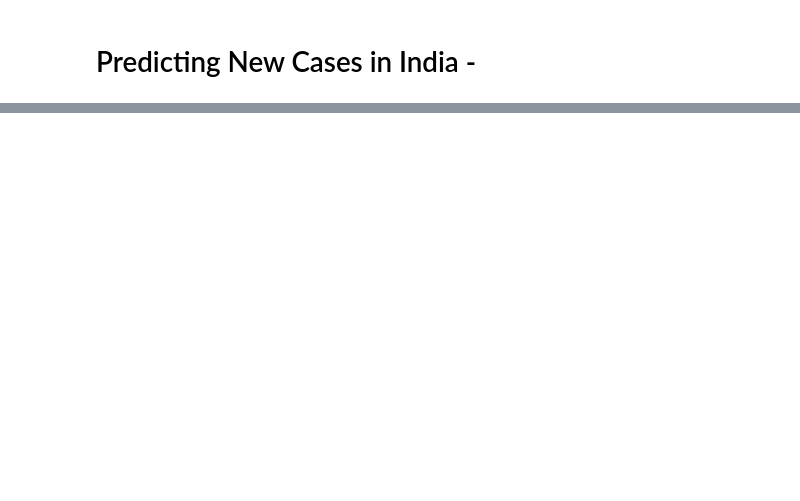
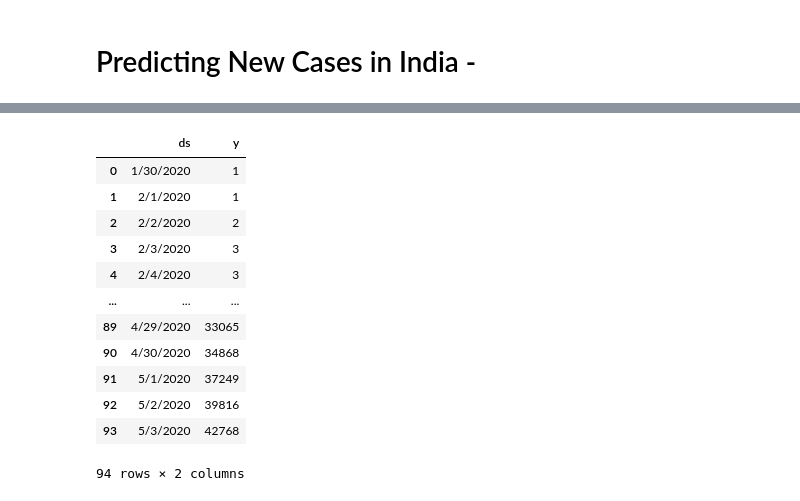
Before and after one commit to 41x3n/Impact-of-lockdown-in-India-COVID-19, a Jupyter notebook: analysis.ipynb, the cells around one changed output, grey strips where cells are left out. Saved outputs shown, nothing was run; the diff lists cells and outputs as text; code cells hidden in the pictures; blank space fills up the shorter version.

```diff
--- a/analysis.ipynb
+++ b/analysis.ipynb
@@ -431,0 +370,3 @@ Total possible cases in april might have been 1759232  if there were no lockdown
+# %%
+phase2 = confirmed_df.iloc[38:,7:-28]
+phase2
@@ -431,0 +429,3 @@ Total possible cases in april might have been 1759232  if there were no lockdown
+# %%
+phase2 = phase2.T
+phase2
@@ -431,0 +528,16 @@ Total possible cases in april might have been 1759232  if there were no lockdown
+# %%
+phase2
+# %% [output]
+|  | ds | y |
+| 0 | 1/30/2020 | 1 |
+| 1 | 2/1/2020 | 1 |
+| 2 | 2/2/2020 | 2 |
+| 3 | 2/3/2020 | 3 |
+| 4 | 2/4/2020 | 3 |
+| ... | ... | ... |
+| 89 | 4/29/2020 | 33065 |
+| 90 | 4/30/2020 | 34868 |
+| 91 | 5/1/2020 | 37249 |
+| 92 | 5/2/2020 | 39816 |
+| 93 | 5/3/2020 | 42768 |
+94 rows × 2 columns
```
Also changed, not shown: parts of 37 cells of this notebook.
